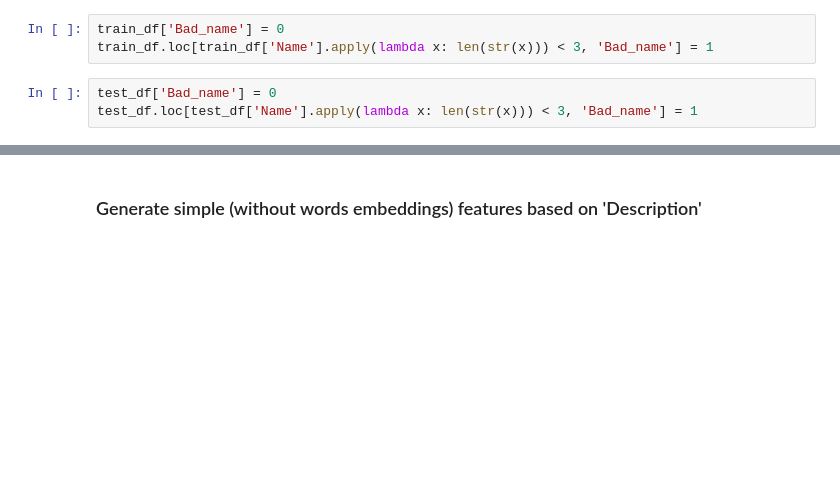
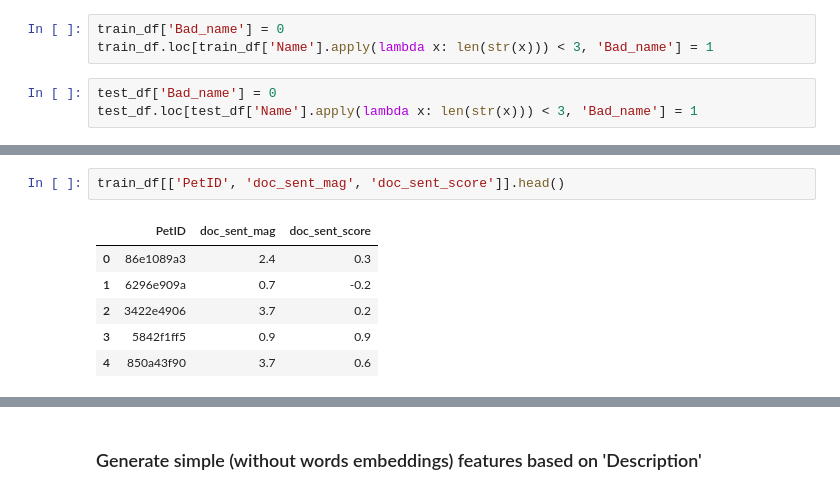
Before and after one commit to roman-baldaev/kaggle-petfinder, a Jupyter notebook: kernels/catboost/right_way_to_cat_boost_using.ipynb, the cells around one changed output, grey strips where cells are left out. Cells and saved outputs as stored; diff of their text form; blank space fills up the shorter version.

```diff
--- a/kernels/catboost/right_way_to_cat_boost_using.ipynb
+++ b/kernels/catboost/right_way_to_cat_boost_using.ipynb
@@ -38,0 +175,9 @@ test_df.loc[test_df['Name'].apply(lambda x: len(str(x))) < 3, 'Bad_name'] = 1
+# %%
+train_df[['PetID', 'doc_sent_mag', 'doc_sent_score']].head()
+# %% [output]
+|  | PetID | doc_sent_mag | doc_sent_score |
+| 0 | 86e1089a3 | 2.4 | 0.3 |
+| 1 | 6296e909a | 0.7 | -0.2 |
+| 2 | 3422e4906 | 3.7 | 0.2 |
+| 3 | 5842f1ff5 | 0.9 | 0.9 |
+| 4 | 850a43f90 | 3.7 | 0.6 |
```
Also changed, not shown: parts of 41 cells of this notebook, 1 other file.
